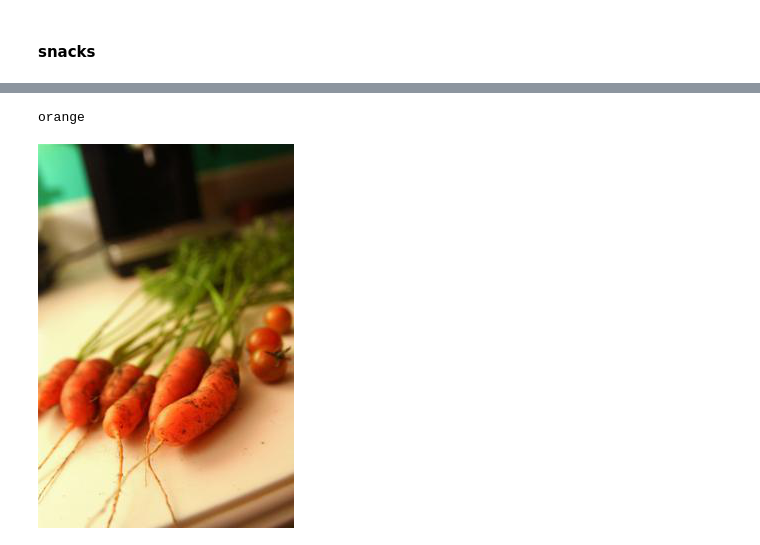
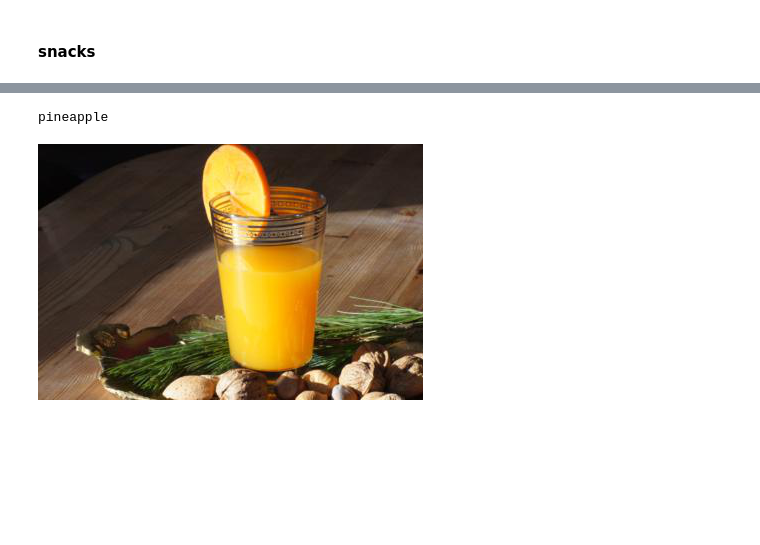
Before and after one commit to AlexSmirno/MachineLearning, a Jupyter notebook: lab_4.ipynb, the cells around one changed output, grey strips where cells are left out. Cells and saved outputs as stored; diff of their text form; code cells hidden in the pictures; blank space fills up the shorter version.

```diff
--- a/lab_4.ipynb
+++ b/lab_4.ipynb
@@ -93,7 +112,8 @@ class ImageDataset(torch.utils.data.Dataset):
         transforms.RandomHorizontalFlip(),
         transforms.ToTensor(),
         transforms.Resize((224, 224), antialias=True),
-        transforms.Normalize([0.485, 0.456, 0.406], [0.229, 0.224, 0.225])
+        #transforms.Normalize([0.485, 0.456, 0.406], [0.229, 0.224, 0.225])
+        transforms.Normalize([0.5, 0.5, 0.5], [0.5, 0.5, 0.5])
         ])
 
   def __len__(self):
@@ -198,12 +218,12 @@ def train_model(model, criterion, optimizer, scheduler, num_epochs=25):
             epoch_loss = running_loss / dataset_sizes[phase]
             epoch_acc = running_corrects.double() / dataset_sizes[phase]
 
+            if epoch_acc > best_acc:
+                best_acc = epoch_acc
+                best_model_wts = copy.deepcopy(model.state_dict())
+
             print('{} Loss: {:.4f} Acc: {:.4f}'.format(
                 phase, epoch_loss, epoch_acc))
-
-            if phase == 'val' and epoch_acc > best_acc:
-                best_acc = epoch_acc
-                best_model_wts = copy.deepcopy(model.state_dict())
 
         print()
 
@@ -216,28 +236,32 @@ def train_model(model, criterion, optimizer, scheduler, num_epochs=25):
     return model
 # %%
 model = nn.Sequential(
-    nn.Conv2d(3, 16, 5),
+    nn.Conv2d(3, 16, 3),
     nn.ELU(),
-    nn.Conv2d(16, 32, 5),
+    nn.Conv2d(16, 32, 3),
     nn.ELU(),
-    nn.Conv2d(32, 64, 3, 3, 2),
+    nn.Conv2d(32, 128, 3, 3, 2),
 
-    nn.Conv2d(64, 128, 5),
+    nn.Conv2d(128, 128, 3),
     nn.ELU(),
-    nn.Conv2d(128, 128, 5),
+    nn.Conv2d(128, 128, 3),
     nn.ELU(),
     nn.Conv2d(128, 128, 3, 3, 2),
 
-    nn.Conv2d(128, 256, 5),
+    nn.Conv2d(128, 128, 3),
     nn.ELU(),
-    nn.Conv2d(256, 256, 5),
+    nn.Conv2d(128, 128, 3),
     nn.ELU(),
-    nn.Conv2d(256, 256, 3, 3, 2),
+    nn.Conv2d(128, 128, 3, 3, 2),
+
+    nn.Conv2d(128, 128, 3),
+    nn.ELU(),
+    nn.Conv2d(128, 128, 3),
+    nn.ELU(),
+    nn.Conv2d(128, 128, 3, 3, 2),
 
     nn.Flatten(),
 
-    nn.Linear(9216, 512),
-    nn.ELU(),
     nn.Linear(512, 20),
 )
 
@@ -245,8 +269,9 @@ model = model.to(device)
 
 criterion = nn.CrossEntropyLoss()
 
-optimizer_ft = optim.SGD(model.parameters(), lr=0.01, momentum=0.9)
+#optimizer_ft = optim.SGD(model.parameters(), lr=0.01, momentum=0.9)
+optimizer_ft = Adam(model.parameters(), lr=0.001)
 
-exp_lr_scheduler = lr_scheduler.StepLR(optimizer_ft, step_size=1, gamma=0.1)
-model_fitted = train_model(model, criterion, optimizer_ft, exp_lr_scheduler, num_epochs=10)
+exp_lr_scheduler = lr_scheduler.StepLR(optimizer_ft, step_size=4, gamma=0.3)
+model_fitted = train_model(model, criterion, optimizer_ft, exp_lr_scheduler, num_epochs=7)
 # %% [output]
@@ -319,7 +330,7 @@ visualize_model(model_fitted, 4)
 # %%
-num = 200
+num = 520
 print(predict(dataset['test'][num]['image']))
 dataset['test'][num]['image']
 # %% [output]
-orange
+pineapple
-[figure, old version]
+[figure, new version]
```
Also changed, not shown: parts of 7 cells of this notebook.
